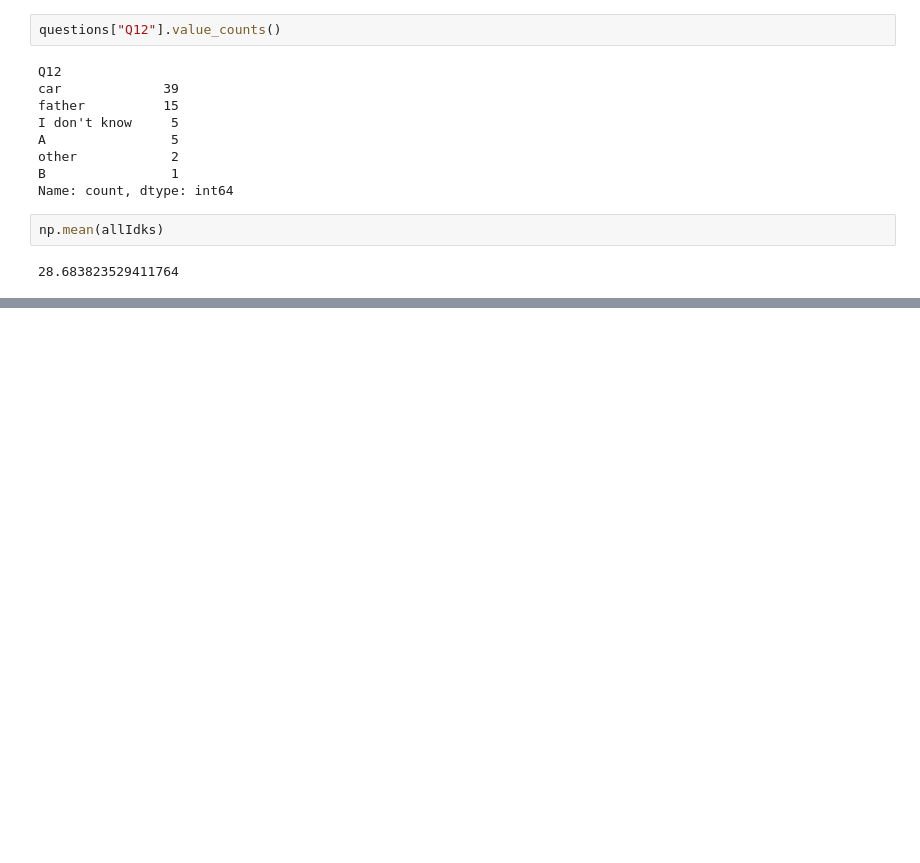
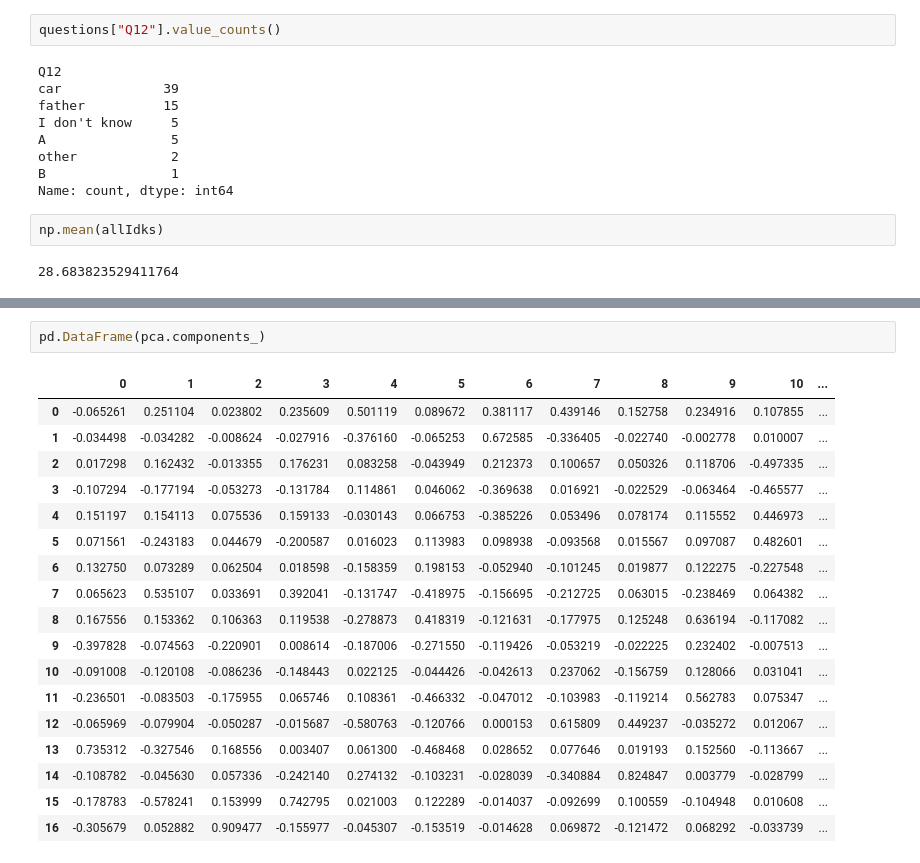
Before and after one commit to zstephe/zstephe.github.io, a Jupyter notebook: honorifics/clustering.ipynb, the cells around one changed output, grey strips where cells are left out. Saved outputs shown, nothing was run; the diff lists cells and outputs as text; blank space fills up the shorter version.

```diff
--- a/honorifics/clustering.ipynb
+++ b/honorifics/clustering.ipynb
@@ -369,0 +446,21 @@ np.mean(allIdks)
+# %%
+pd.DataFrame(pca.components_)
+# %% [output]
+|  | 0 | 1 | 2 | 3 | 4 | 5 | 6 | 7 | 8 | 9 | 10 | ... |
+| 0 | -0.065261 | 0.251104 | 0.023802 | 0.235609 | 0.501119 | 0.089672 | 0.381117 | 0.439146 | 0.152758 | 0.234916 | 0.107855 | ... |
+| 1 | -0.034498 | -0.034282 | -0.008624 | -0.027916 | -0.376160 | -0.065253 | 0.672585 | -0.336405 | -0.022740 | -0.002778 | 0.010007 | ... |
+| 2 | 0.017298 | 0.162432 | -0.013355 | 0.176231 | 0.083258 | -0.043949 | 0.212373 | 0.100657 | 0.050326 | 0.118706 | -0.497335 | ... |
+| 3 | -0.107294 | -0.177194 | -0.053273 | -0.131784 | 0.114861 | 0.046062 | -0.369638 | 0.016921 | -0.022529 | -0.063464 | -0.465577 | ... |
+| 4 | 0.151197 | 0.154113 | 0.075536 | 0.159133 | -0.030143 | 0.066753 | -0.385226 | 0.053496 | 0.078174 | 0.115552 | 0.446973 | ... |
+| 5 | 0.071561 | -0.243183 | 0.044679 | -0.200587 | 0.016023 | 0.113983 | 0.098938 | -0.093568 | 0.015567 | 0.097087 | 0.482601 | ... |
+| 6 | 0.132750 | 0.073289 | 0.062504 | 0.018598 | -0.158359 | 0.198153 | -0.052940 | -0.101245 | 0.019877 | 0.122275 | -0.227548 | ... |
+| 7 | 0.065623 | 0.535107 | 0.033691 | 0.392041 | -0.131747 | -0.418975 | -0.156695 | -0.212725 | 0.063015 | -0.238469 | 0.064382 | ... |
+| 8 | 0.167556 | 0.153362 | 0.106363 | 0.119538 | -0.278873 | 0.418319 | -0.121631 | -0.177975 | 0.125248 | 0.636194 | -0.117082 | ... |
+| 9 | -0.397828 | -0.074563 | -0.220901 | 0.008614 | -0.187006 | -0.271550 | -0.119426 | -0.053219 | -0.022225 | 0.232402 | -0.007513 | ... |
+| 10 | -0.091008 | -0.120108 | -0.086236 | -0.148443 | 0.022125 | -0.044426 | -0.042613 | 0.237062 | -0.156759 | 0.128066 | 0.031041 | ... |
+| 11 | -0.236501 | -0.083503 | -0.175955 | 0.065746 | 0.108361 | -0.466332 | -0.047012 | -0.103983 | -0.119214 | 0.562783 | 0.075347 | ... |
+| 12 | -0.065969 | -0.079904 | -0.050287 | -0.015687 | -0.580763 | -0.120766 | 0.000153 | 0.615809 | 0.449237 | -0.035272 | 0.012067 | ... |
+| 13 | 0.735312 | -0.327546 | 0.168556 | 0.003407 | 0.061300 | -0.468468 | 0.028652 | 0.077646 | 0.019193 | 0.152560 | -0.113667 | ... |
+| 14 | -0.108782 | -0.045630 | 0.057336 | -0.242140 | 0.274132 | -0.103231 | -0.028039 | -0.340884 | 0.824847 | 0.003779 | -0.028799 | ... |
+| 15 | -0.178783 | -0.578241 | 0.153999 | 0.742795 | 0.021003 | 0.122289 | -0.014037 | -0.092699 | 0.100559 | -0.104948 | 0.010608 | ... |
+| 16 | -0.305679 | 0.052882 | 0.909477 | -0.155977 | -0.045307 | -0.153519 | -0.014628 | 0.069872 | -0.121472 | 0.068292 | -0.033739 | ... |
```
Also changed, not shown: parts of 21 cells of this notebook, 2 other files.
